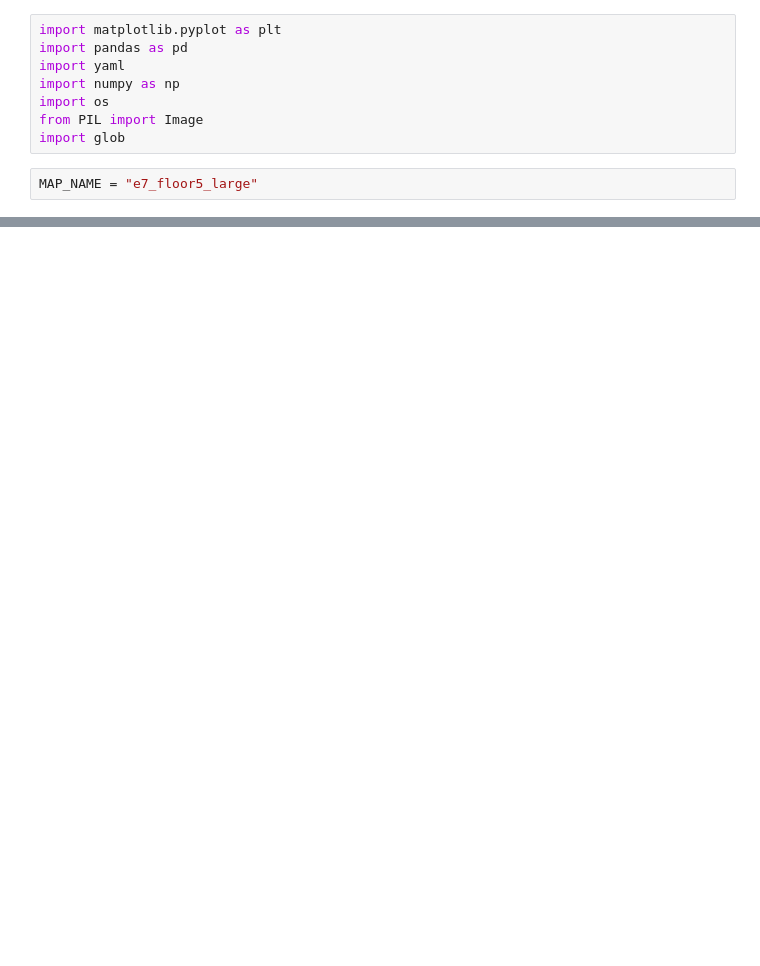
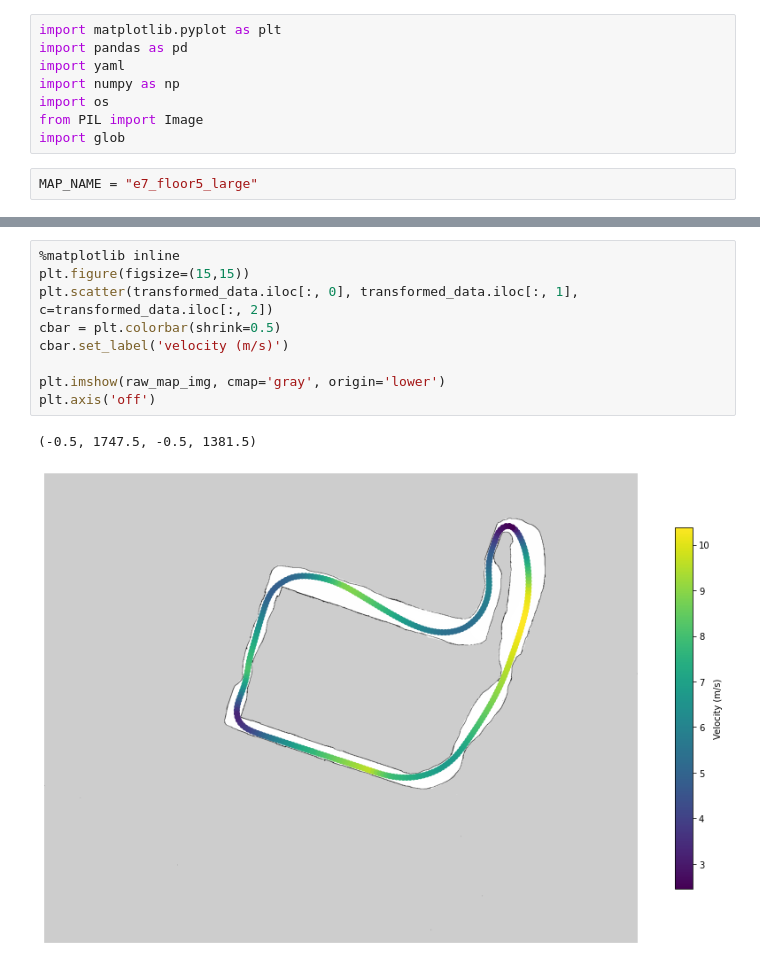
Before and after one commit to ynahum/Raceline-Optimization, a Jupyter notebook: visualize_raceline.ipynb, the cells around one changed output, grey strips where cells are left out. Drawn from its saved outputs; the diff is of its cells as text; blank space fills up the shorter version.

```diff
--- a/visualize_raceline.ipynb
+++ b/visualize_raceline.ipynb
@@ -86,0 +88,12 @@ plt.plot(transformed_data.iloc[:, 0], transformed_data.iloc[:, 1], color='red')
+# %%
+%matplotlib inline
+plt.figure(figsize=(15,15))
+plt.scatter(transformed_data.iloc[:, 0], transformed_data.iloc[:, 1], c=transformed_data.iloc[:, 2])
+cbar = plt.colorbar(shrink=0.5)
+cbar.set_label('velocity (m/s)')
+
+plt.imshow(raw_map_img, cmap='gray', origin='lower')
+plt.axis('off')
+# %% [output]
+(-0.5, 1747.5, -0.5, 1381.5)
+[figure, added]
```
Also changed, not shown: parts of 11 cells of this notebook, 1 other file.
